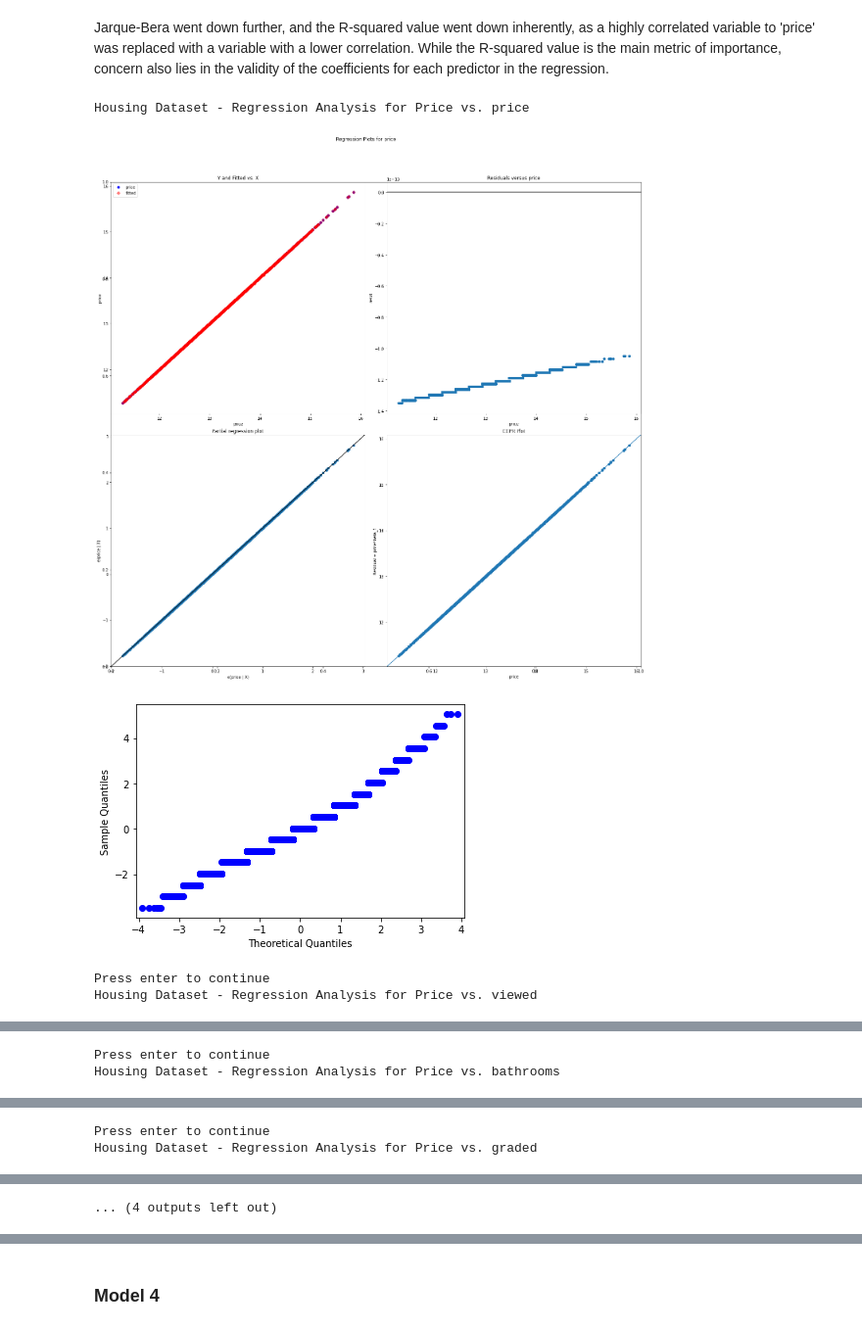
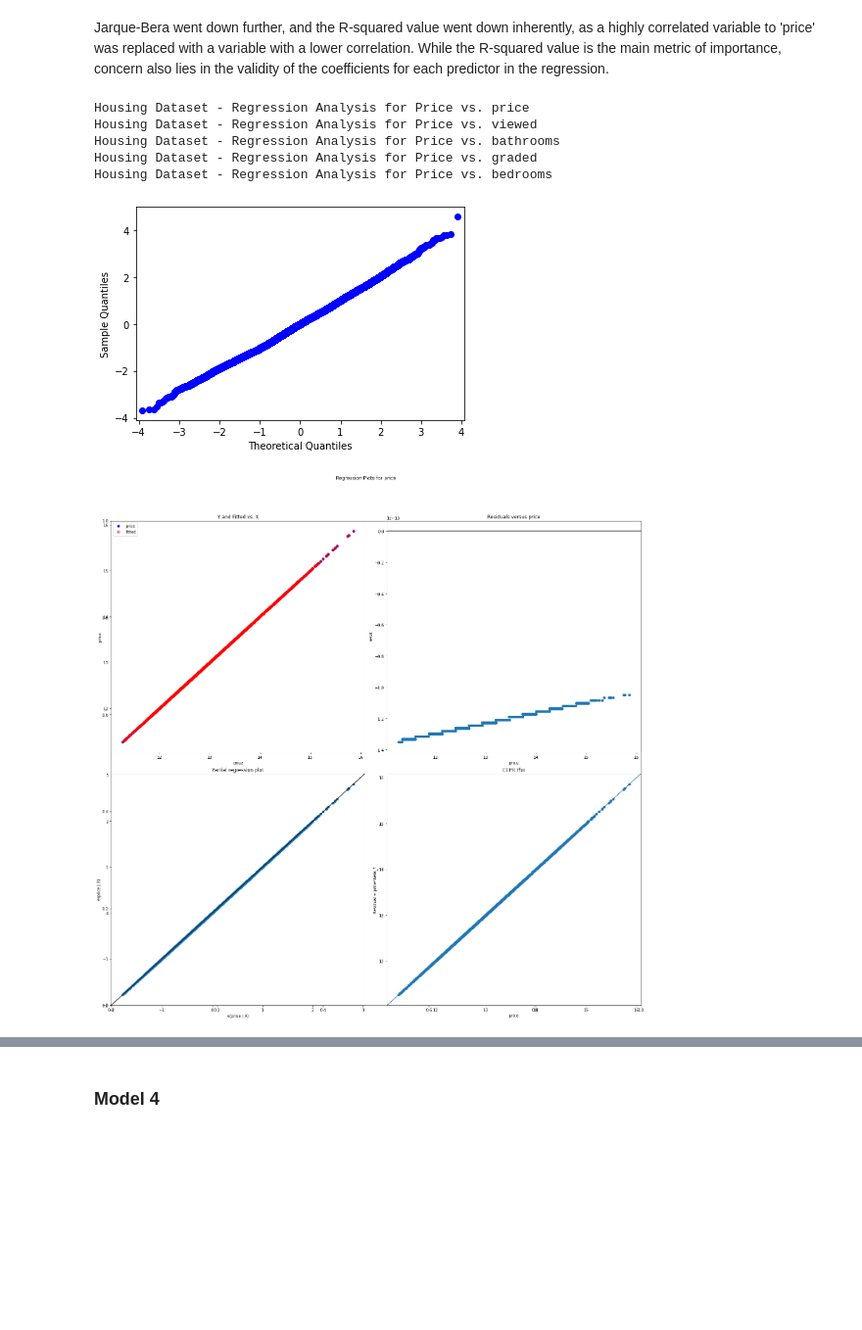
Before and after one commit to n0vah917/dsc-phase-2-project-v2-3, a Jupyter notebook: Phase 2 Project .ipynb, the cells around one changed output, grey strips where cells are left out. Shown at 98% size. Cells and saved outputs as stored; diff of their text form; code cells hidden in the pictures; blank space fills up the shorter version.

```diff
--- a/Phase 2 Project .ipynb
+++ b/Phase 2 Project .ipynb
@@ -263,16 +263,14 @@ The model coefficient that used to assess performance is the R-squared coefficie
 
 Our goal with this iterative process will be to maximize this value/keep this value high, while reducing the Jarque-Bera coefficient, Kurtosis (sharpness of a frequency distribution curve). The more variables are added to the model will inherently increase the R2 coefficient, but we don't want the model to be over-explained/over-fitted through the addition of new variables.
 # %%
-results=[]
+
+fig=sm.graphics.qqplot(model1.resid, dist=stats.norm, fit=True)
+
 for idx, column in enumerate(housingfirstmodel.columns):
     print('Housing Dataset - Regression Analysis for Price vs. {}'.format(column))
     f=f'price~{column}'
     model=smf.ols(formula=f, data=housingfirstmodel).fit()
     fig, axes = plt.subplots(figsize=(20,20))
     fig=sm.graphics.plot_regress_exog(model, column, fig=fig)
-    fig=sm.graphics.qqplot(model.resid, dist=stats.norm, fit=True)
-    plt.show()
-    results.append([column, model.rsquared, model.params[0],model.pvalues[1], sms.jarque_bera(model.resid)[0]])
-    input('Press enter to continue')
 # %% [output]
 Housing Dataset - Regression Analysis for Price vs. graded
@@ -351,16 +344,14 @@ Notes:
 # %% [markdown]
 In this model, our R-squared value went down slightly, but our Jarque-Bera constant and Kurtosis value  went down greatly.
 # %%
-results2=[]
+
+fig=sm.graphics.qqplot(model2.resid, dist=stats.norm, fit=True)
+
 for idx, column in enumerate(housingmodel2.columns):
     print('Housing Dataset - Regression Analysis for Price vs. {}'.format(column))
     f=f'price~{column}'
     model=smf.ols(formula=f, data=housingmodel2).fit()
     fig, axes = plt.subplots(figsize=(20,20))
     fig=sm.graphics.plot_regress_exog(model, column, fig=fig)
-    fig=sm.graphics.qqplot(model.resid, dist=stats.norm, fit=True)
-    plt.show()
-    results2.append([column, model.rsquared, model.params[0],model.pvalues[1], sms.jarque_bera(model.resid)[0]])
-    input('Press enter to continue')
 # %% [output]
 Housing Dataset - Regression Analysis for Price vs. sqft_living
@@ -472,21 +458,20 @@ Notes:
 # %% [markdown]
 Jarque-Bera went down further, and the R-squared value went down inherently, as a highly correlated variable to 'price' was replaced with a variable with a lower correlation. While the R-squared value is the main metric of importance, concern also lies in the validity of the coefficients for each predictor in the regression.
 # %%
-results3=[]
+fig=sm.graphics.qqplot(model3.resid, dist=stats.norm, fit=True)
+
 for idx, column in enumerate(housingmodel3.columns):
     print('Housing Dataset - Regression Analysis for Price vs. {}'.format(column))
     f=f'price~{column}'
     model=smf.ols(formula=f, data=housingmodel3).fit()
     fig, axes = plt.subplots(figsize=(20,20))
     fig=sm.graphics.plot_regress_exog(model, column, fig=fig)
-    fig=sm.graphics.qqplot(model.resid, dist=stats.norm, fit=True)
-    plt.show()
-    results3.append([column, model.rsquared, model.params[0],model.pvalues[1], sms.jarque_bera(model.resid)[0]])
-    input('Press enter to continue')
 # %% [output]
 Housing Dataset - Regression Analysis for Price vs. price
+Housing Dataset - Regression Analysis for Price vs. viewed
+Housing Dataset - Regression Analysis for Price vs. bathrooms
+Housing Dataset - Regression Analysis for Price vs. graded
+Housing Dataset - Regression Analysis for Price vs. bedrooms
-[figure, old version]
+[figure, new version]
-[figure, old version]
+[figure, new version]
-Press enter to continue
-Housing Dataset - Regression Analysis for Price vs. viewed
 [figure]
@@ -494,2 +478,0 @@ Housing Dataset - Regression Analysis for Price vs. viewed
-Press enter to continue
-Housing Dataset - Regression Analysis for Price vs. bathrooms
@@ -498,2 +480,0 @@ Housing Dataset - Regression Analysis for Price vs. bathrooms
-Press enter to continue
-Housing Dataset - Regression Analysis for Price vs. graded
@@ -502 +480,0 @@ Housing Dataset - Regression Analysis for Price vs. graded
-... (4 outputs left out)
```
Also changed, not shown: parts of 16 cells of this notebook, 6 other files.
